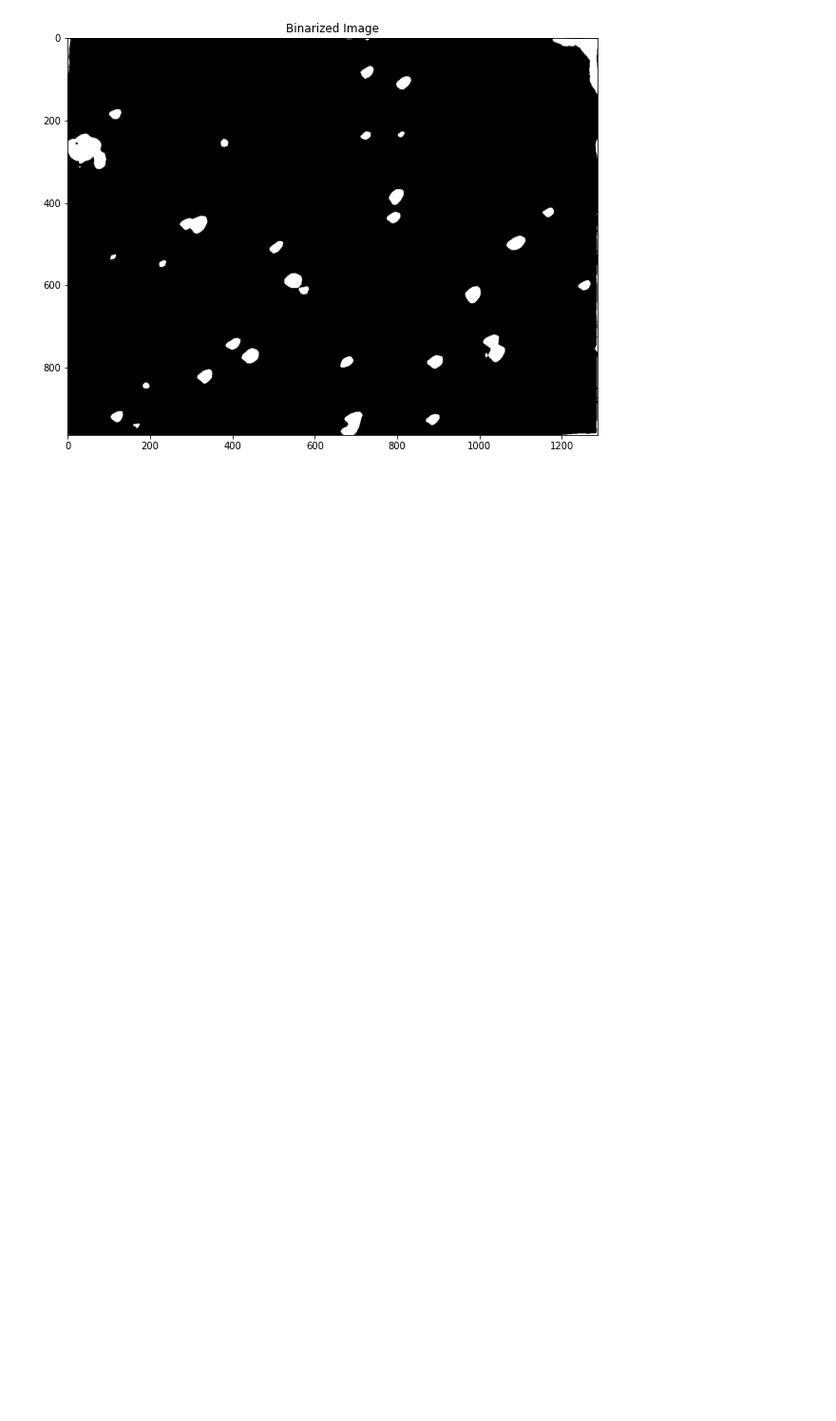
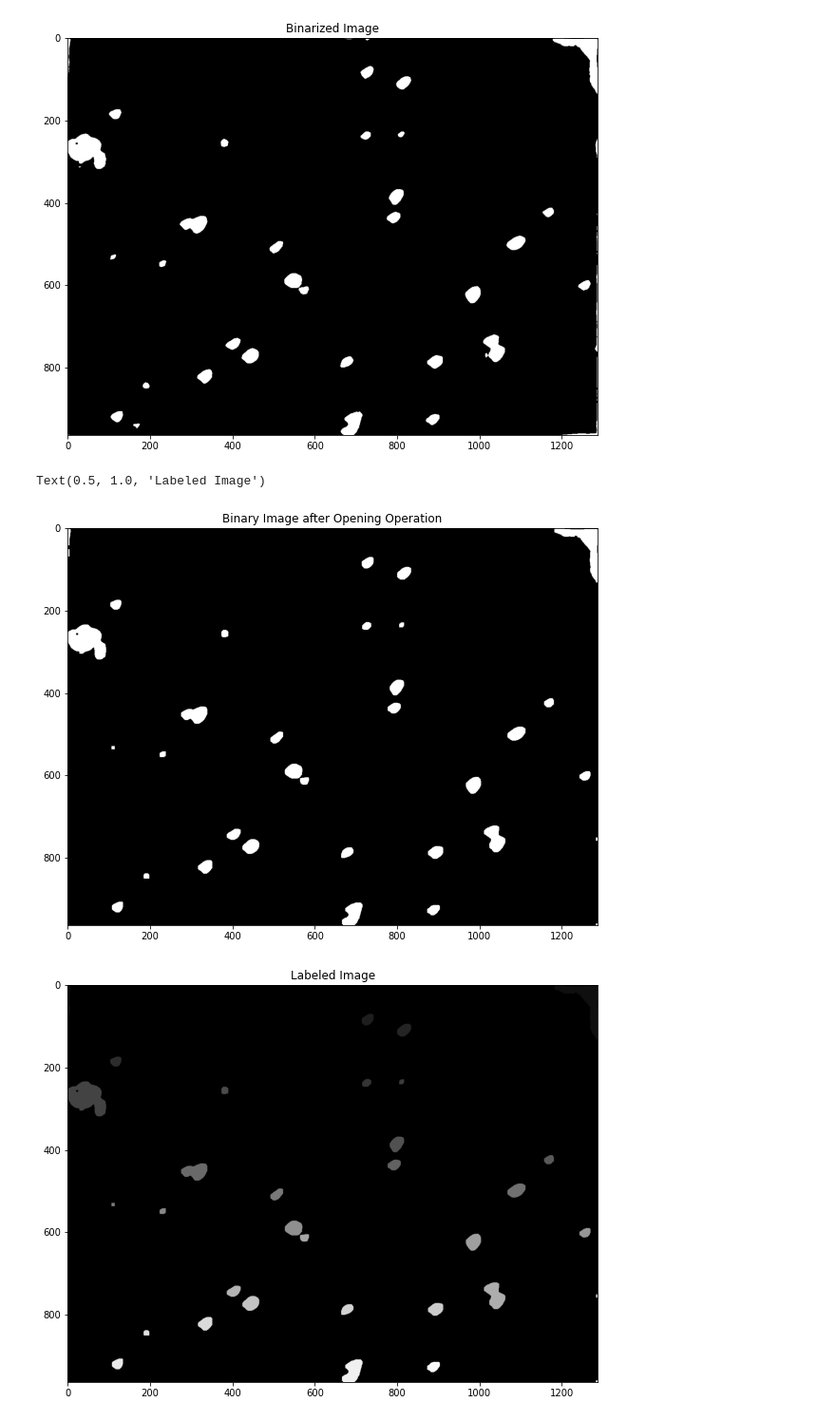
Before and after one commit to Henry-Medeiros/programming-challenge-3-Erik-C-55, a Jupyter notebook: Programming_Challenge_3.ipynb, the cells around one changed output. Shown at 95% size. Drawn from its saved outputs; the diff is of its cells as text; code cells hidden in the pictures; blank space fills up the shorter version.

```diff
--- a/Programming_Challenge_3.ipynb
+++ b/Programming_Challenge_3.ipynb
@@ -73,8 +73,8 @@ plt.imshow(imOut, 'gray')
 plt.title('Image after Low-Pass Filtering')
 
 # Obtain the background image by closing with a 60x60 structuring element
-se = np.ones((60,60))
-closedIm = cv2.morphologyEx(imOut, cv2.MORPH_CLOSE, se)
+seClosing = np.ones((60,60))
+closedIm = cv2.morphologyEx(imOut, cv2.MORPH_CLOSE, seClosing)
 
 # Plot the background image
 plt.figure(figsize=(10,10)) # Added to increase figure size for viewing
@@ -109,8 +109,32 @@ Text(0.5, 1.0, 'Binarized Image')
 # %%
 # Locate and plot the organisms present in the image
 # Hint 3: You will need to apply a morphological filter to your binarized image
 # to remove spurious pixels left over by the binarization step
 # morphological filter to close the objects
+
+from skimage.morphology import label
+
+# Note: My binarized image joined some of the objects together.  I will perform
+# an opening operation to separate them
+seOpening = np.ones((8,8))
+openedIm = cv2.morphologyEx((binarized).astype(np.float32), cv2.MORPH_OPEN, seOpening)
+
+# Show the opened image
+plt.figure(figsize=(10,10)) # Added to increase figure size for viewing
+plt.imshow(openedIm, 'gray')
+plt.title('Binary Image after Opening Operation')
+
+# Label the Enhanced Image
+labeled = label(openedIm)
+
+# Show the labeled image
+plt.figure(figsize=(10,10)) # Added to increase figure size for viewing
+plt.imshow(labeled, 'gray')
+plt.title('Labeled Image')
+# %% [output]
+Text(0.5, 1.0, 'Labeled Image')
+[figure, added]
+[figure, added]
 # %%
 # Count the the number of organisms present in the image and compute their
 # average area in pixels
```
